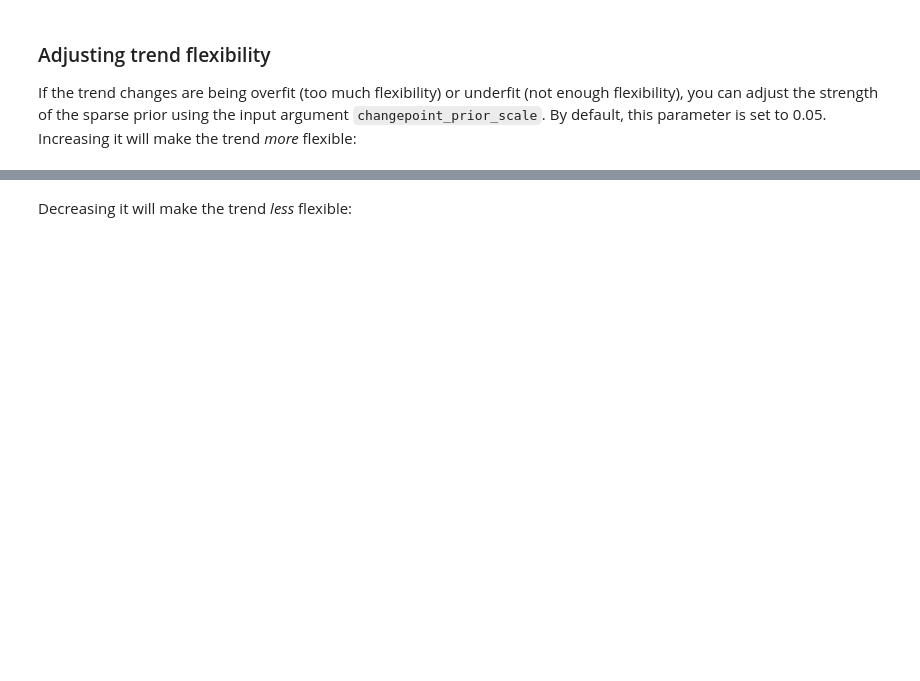
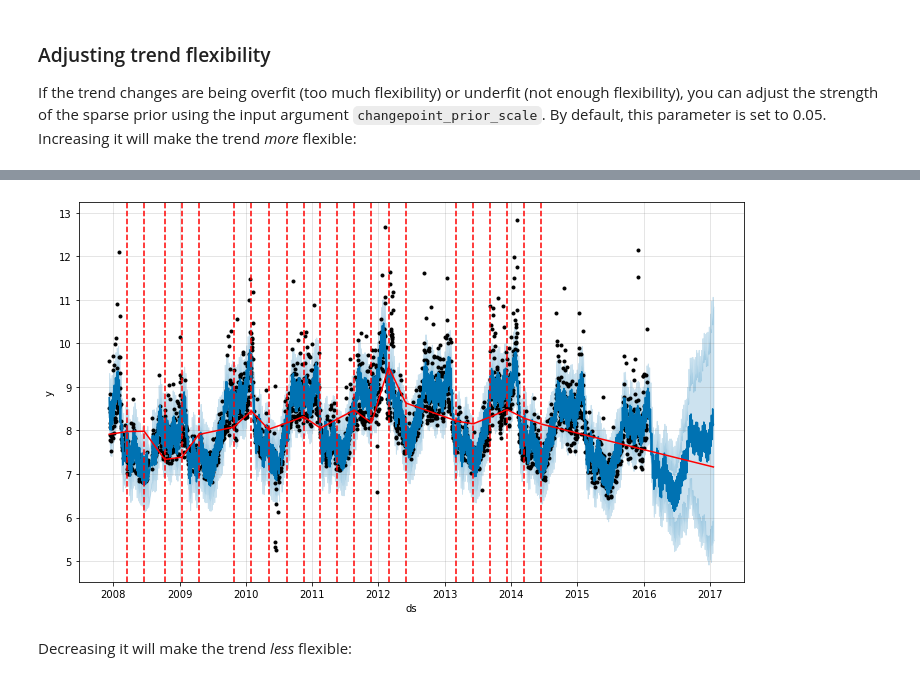
Before and after one commit to MargaretChenXiaoyue/prophet, a Jupyter notebook: notebooks/trend_changepoints.ipynb, the cells around one changed output, grey strips where cells are left out. Saved outputs shown, nothing was run; the diff lists cells and outputs as text; code cells hidden in the pictures; blank space fills up the shorter version.

```diff
--- a/notebooks/trend_changepoints.ipynb
+++ b/notebooks/trend_changepoints.ipynb
@@ -62,2 +59,6 @@ fig = m.plot(forecast)
+# %%
+b = add_changepoints_to_plot(fig.gca(), m, forecast)
+# %% [output]
+[figure, added]
 # %% [markdown]
 Decreasing it will make the trend *less* flexible:
```
Also changed, not shown: parts of 8 cells of this notebook, 8 other files.
